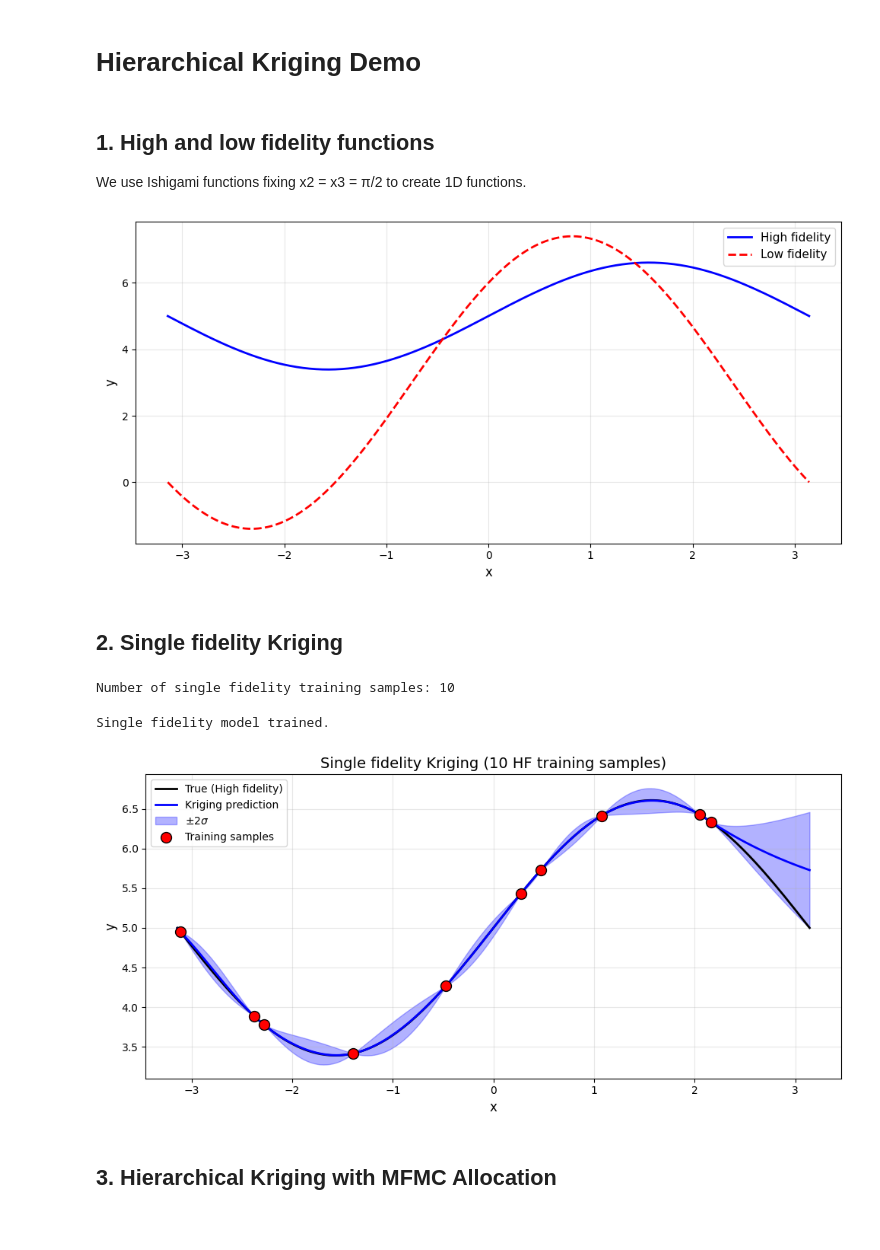
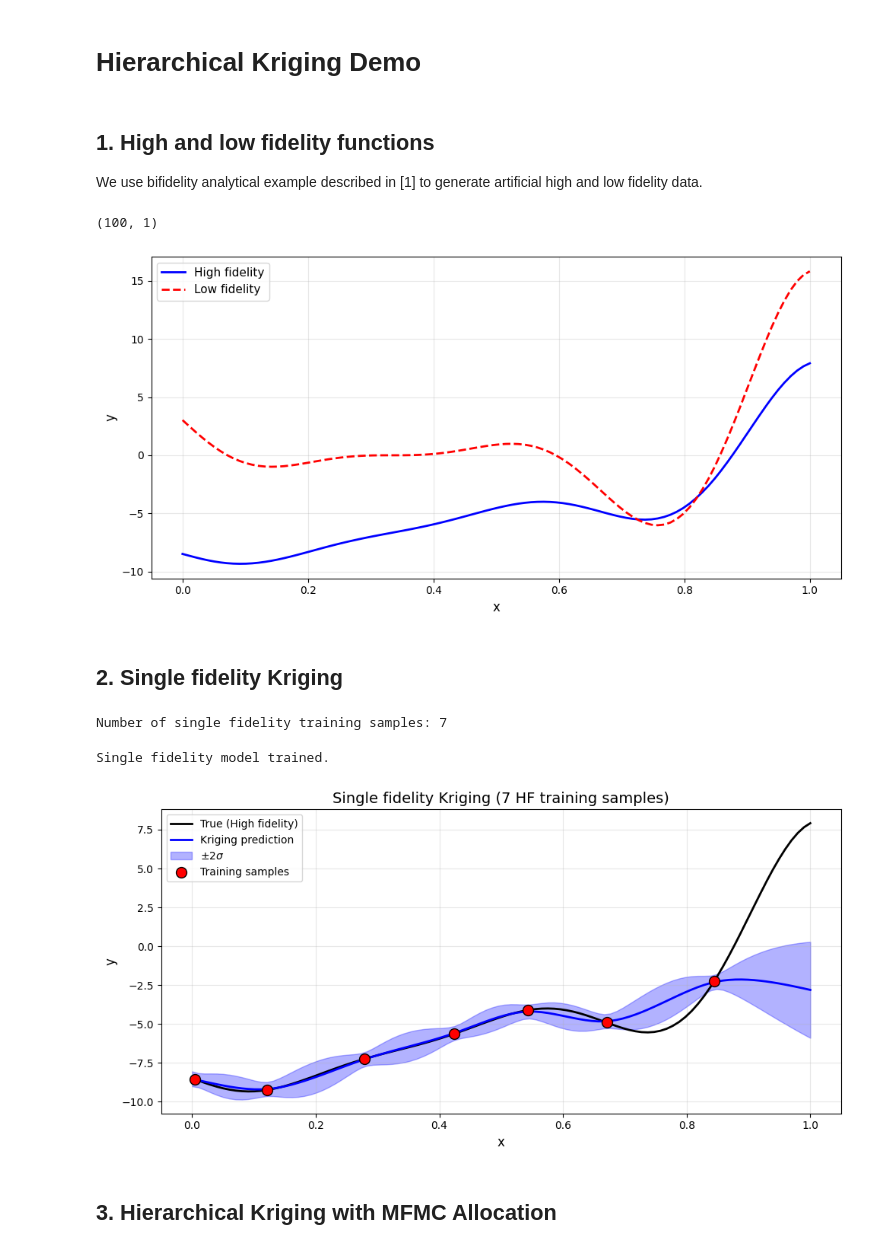
Before and after one commit to dkang339/mfkriging, a Jupyter notebook: demo.ipynb, the cells around one changed output. Drawn from its saved outputs; the diff is of its cells as text; code cells hidden in the pictures.

Commit message:
change demo example

```diff
--- a/demo.ipynb
+++ b/demo.ipynb
@@ -11,27 +11,25 @@ from mfmodel.mfkriging import MFKriging
 # %% [markdown]
 ## 1. High and low fidelity functions
 
-We use Ishigami functions fixing x2 = x3 = π/2 to create 1D functions.
+We use bifidelity analytical example described in [1] to generate artificial high and low fidelity data.
-# %%
-# Ishigami function parameters
-a = 5
-b = 0.1
-
-# fixed x2 and x3 to make 1D functions
-x2 = np.pi/2
-x3 = np.pi/2
-
-# high fidelity function
-def f_high(x1):
-    return np.sin(x1) + a * np.sin(x2)**2 + b * x3**4 * np.sin(x1)
-
-# low fidelity function
-def f_low(x1):
-    return np.sin(x1) + 0.6 * a * np.sin(x2)**2 + 9 * b * x3**2 * np.sin(x1) + 3 * np.cos(x1)
+# %%
+# function parameters
+a = 0.5
+b = 10
+c = -5
+
+# high fidelity function
+def f_high(x):
+    return a*(6*x-2)**2 * np.sin(12*x-4) + b*(x-0.5) + c
+
+# low fidelity function
+def f_low(x):
+    return (6*x-2)**2 * np.sin(12*x-4)
 # %%
-x_plot = np.linspace(-np.pi, np.pi, 200)
+x_plot = np.linspace(0, 1, 100).reshape(-1,1)
 y_high_true = f_high(x_plot)
 y_low_true = f_low(x_plot)
+print(y_high_true.shape)
 
 plt.figure(figsize=(10, 5))
 plt.plot(x_plot, y_high_true, 'b-', linewidth=2, label='High fidelity')
@@ -43,20 +41,21 @@ plt.grid(True, alpha=0.3)
 plt.tight_layout()
 plt.show()
 # %% [output]
+(100, 1)
-[figure, old version]
+[figure, new version]
 # %% [markdown]
 ## 2. Single fidelity Kriging
 # %%
 # generate training samples for single fidelity kriging
 
 np.random.seed(100)
-n_sf = 10  # budget = 10
-x_train_sf = np.random.uniform(-np.pi, np.pi, n_sf).reshape(-1, 1)
+n_sf = 7  # budget
+x_train_sf = np.random.uniform(0, 1, n_sf).reshape(-1, 1)
 y_train_sf = f_high(x_train_sf.ravel()).reshape(-1, 1)
 
 print(f"Number of single fidelity training samples: {n_sf}")
 # %% [output]
-Number of single fidelity training samples: 10
+Number of single fidelity training samples: 7
 # %%
 # train single fidelity kriging model
 sf_model = Kriging(kernel='ardmatern32', regularize=True, normalize=True, n_restart=5)
@@ -72,23 +71,23 @@ Single fidelity model trained.
 # %%
 # Plot single fidelity kriging prediction
 plt.figure(figsize=(10, 5))
 plt.plot(x_plot, y_high_true, 'k-', linewidth=2, label='True (High fidelity)')
 plt.plot(x_plot, y_pred_sf.ravel(), 'b-', linewidth=2, label='Kriging prediction')
-plt.fill_between(x_plot,
+plt.fill_between(x_plot.ravel(),
                  y_pred_sf.ravel() - 2*std_pred_sf,
                  y_pred_sf.ravel() + 2*std_pred_sf,
                  alpha=0.3, color='blue', label=r'$\pm 2\sigma$')
 plt.scatter(x_train_sf.ravel(), y_train_sf.ravel(),
             c='red', s=100, zorder=5, edgecolors='black', label='Training samples')
 plt.xlabel('x', fontsize=12)
 plt.ylabel('y', fontsize=12)
 plt.title(f'Single fidelity Kriging ({n_sf} HF training samples)', fontsize=14)
 plt.legend(fontsize=10)
 plt.grid(True, alpha=0.3)
 plt.tight_layout()
 plt.show()
 # %% [output]
-[figure, old version]
+[figure, new version]
 # %% [markdown]
 ## 3. Hierarchical Kriging with MFMC Allocation
 # %%
```
Also changed, not shown: parts of 3 cells of this notebook, 8 other files.
